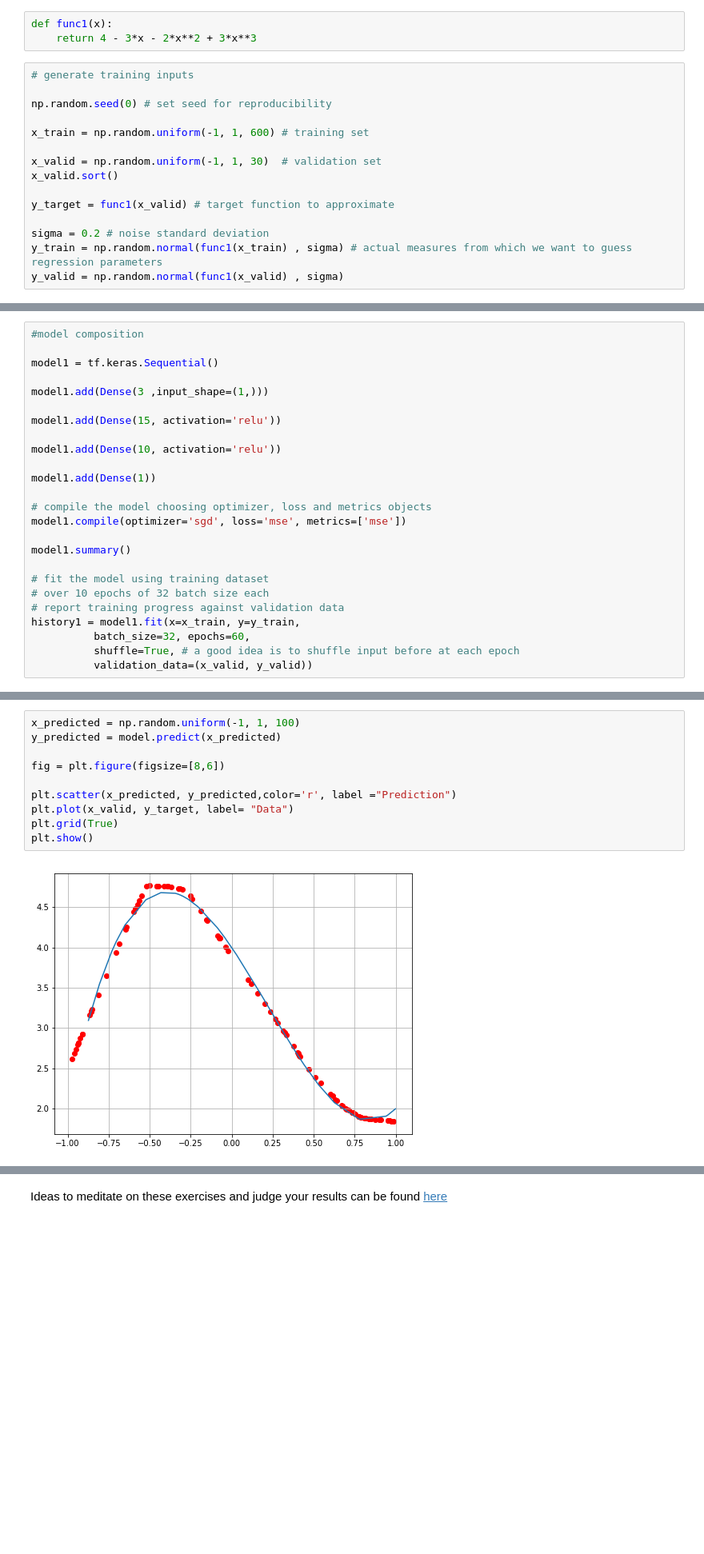
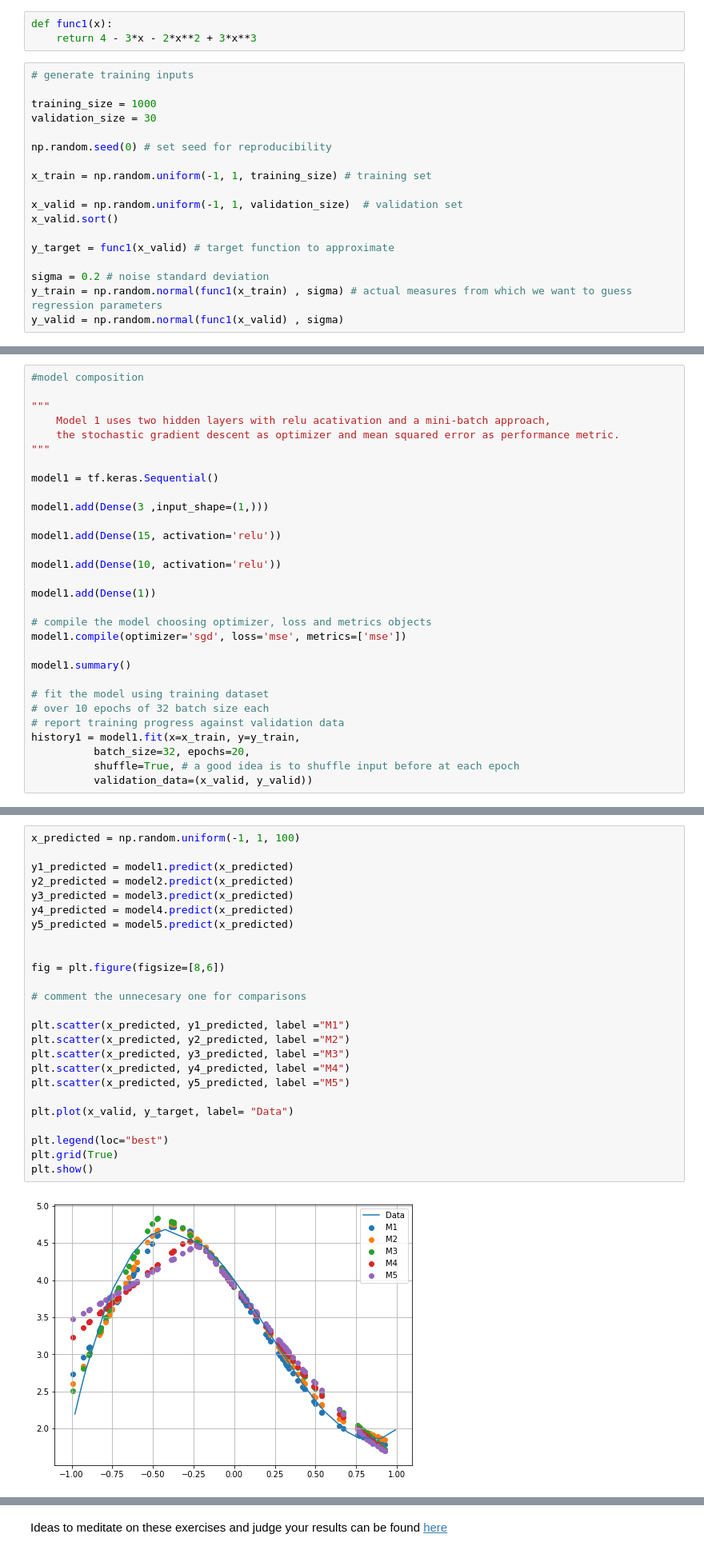
Before and after one commit to rcote98/LSN_exercise_delivery, a Jupyter notebook: esercitazione11/esercitazione11.ipynb, the cells around one changed output, grey strips where cells are left out. Shown at 80% size. Drawn from its saved outputs; the diff is of its cells as text; blank space fills up the shorter version.

```diff
--- a/esercitazione11/esercitazione11.ipynb
+++ b/esercitazione11/esercitazione11.ipynb
@@ -221,11 +229,14 @@ def func1(x):
 # %%
 # generate training inputs
 
+training_size = 1000
+validation_size = 30
+
 np.random.seed(0) # set seed for reproducibility
 
-x_train = np.random.uniform(-1, 1, 600) # training set
+x_train = np.random.uniform(-1, 1, training_size) # training set
 
-x_valid = np.random.uniform(-1, 1, 30)  # validation set
+x_valid = np.random.uniform(-1, 1, validation_size)  # validation set
 x_valid.sort()
 
 y_target = func1(x_valid) # target function to approximate
@@ -243,5 +254,10 @@ plt.show();
 # %%
 #model composition
+
+"""
+    Model 1 uses two hidden layers with relu acativation and a mini-batch approach,
+    the stochastic gradient descent as optimizer and mean squared error as performance metric.
+"""
 
 model1 = tf.keras.Sequential()
 
@@ -262,7 +278,7 @@ model1.summary()
 # over 10 epochs of 32 batch size each
 # report training progress against validation data
 history1 = model1.fit(x=x_train, y=y_train,
-          batch_size=32, epochs=60,
+          batch_size=32, epochs=20,
           shuffle=True, # a good idea is to shuffle input before at each epoch
           validation_data=(x_valid, y_valid))
 # %% [output]
@@ -301,12 +525,27 @@ plt.show()
 # %%
 x_predicted = np.random.uniform(-1, 1, 100)
-y_predicted = model.predict(x_predicted)
+
+y1_predicted = model1.predict(x_predicted)
+y2_predicted = model2.predict(x_predicted)
+y3_predicted = model3.predict(x_predicted)
+y4_predicted = model4.predict(x_predicted)
+y5_predicted = model5.predict(x_predicted)
+
 
 fig = plt.figure(figsize=[8,6])
 
-plt.scatter(x_predicted, y_predicted,color='r', label ="Prediction")
+# comment the unnecesary one for comparisons
+
+plt.scatter(x_predicted, y1_predicted, label ="M1")
+plt.scatter(x_predicted, y2_predicted, label ="M2")
+plt.scatter(x_predicted, y3_predicted, label ="M3")
+plt.scatter(x_predicted, y4_predicted, label ="M4")
+plt.scatter(x_predicted, y5_predicted, label ="M5")
+
 plt.plot(x_valid, y_target, label= "Data")
+
+plt.legend(loc="best")
 plt.grid(True)
 plt.show()
 # %% [output]
-[figure, old version]
+[figure, new version]
```
Also changed, not shown: parts of 25 cells of this notebook, 37 other files.
